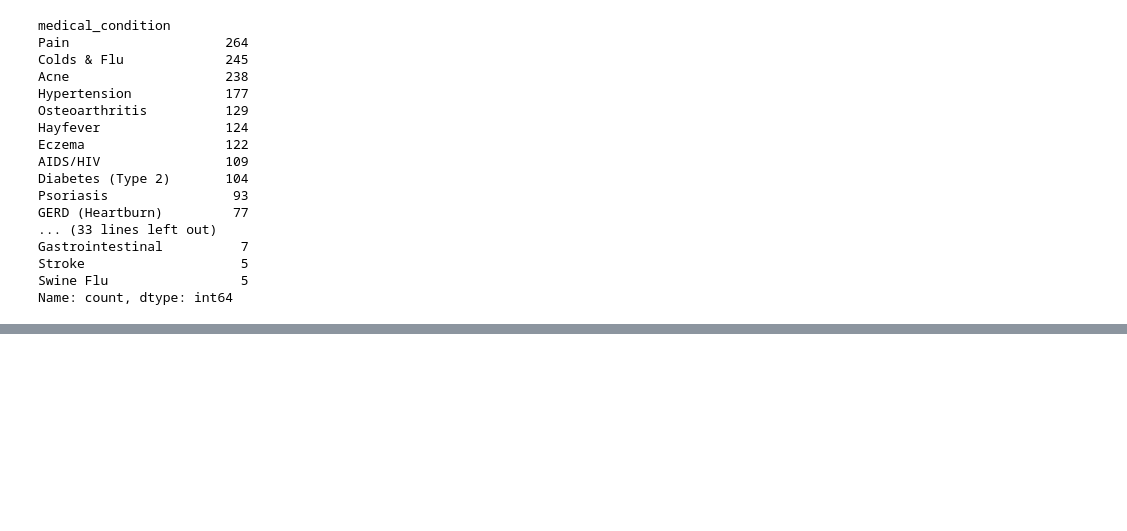
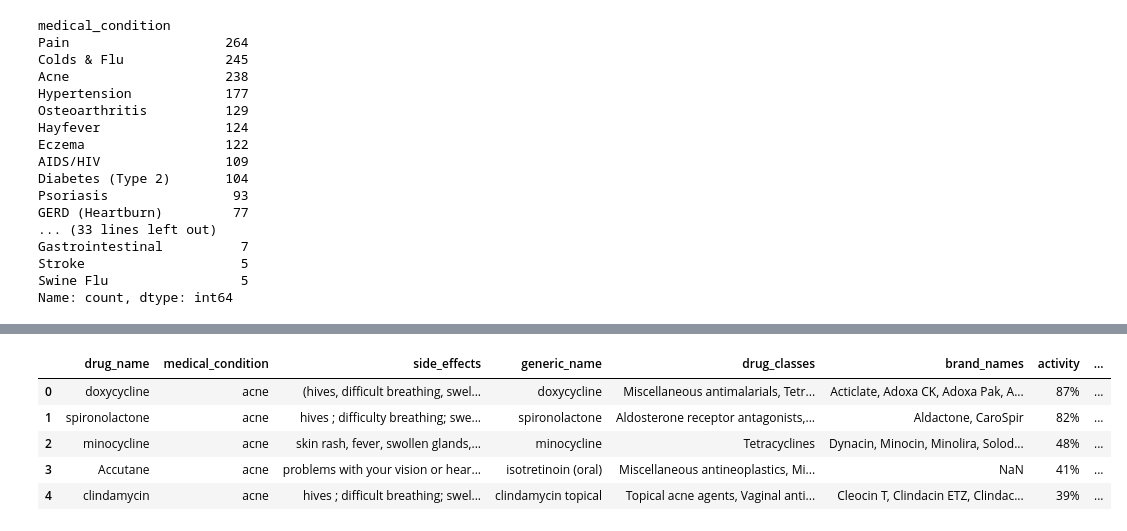
Before and after one commit to sanz47/MedicationSideEffects, a Jupyter notebook: Prescription.ipynb, the cells around one changed output, grey strips where cells are left out. Drawn from its saved outputs; the diff is of its cells as text; code cells hidden in the pictures; blank space fills up the shorter version.

```diff
--- a/Prescription.ipynb
+++ b/Prescription.ipynb
@@ -50,0 +90,9 @@ Name: count, dtype: int64
+# %%
+dataset.head(5)
+# %% [output]
+|  | drug_name | medical_condition | side_effects | generic_name | drug_classes | brand_names | activity | ... |
+| 0 | doxycycline | acne | (hives, difficult breathing, swel... | doxycycline | Miscellaneous antimalarials, Tetr... | Acticlate, Adoxa CK, Adoxa Pak, A... | 87% | ... |
+| 1 | spironolactone | acne | hives ; difficulty breathing; swe... | spironolactone | Aldosterone receptor antagonists,... | Aldactone, CaroSpir | 82% | ... |
+| 2 | minocycline | acne | skin rash, fever, swollen glands,... | minocycline | Tetracyclines | Dynacin, Minocin, Minolira, Solod... | 48% | ... |
+| 3 | Accutane | acne | problems with your vision or hear... | isotretinoin (oral) | Miscellaneous antineoplastics, Mi... | NaN | 41% | ... |
+| 4 | clindamycin | acne | hives ; difficult breathing; swel... | clindamycin topical | Topical acne agents, Vaginal anti... | Cleocin T, Clindacin ETZ, Clindac... | 39% | ... |
```
Also changed, not shown: parts of 15 cells of this notebook.
